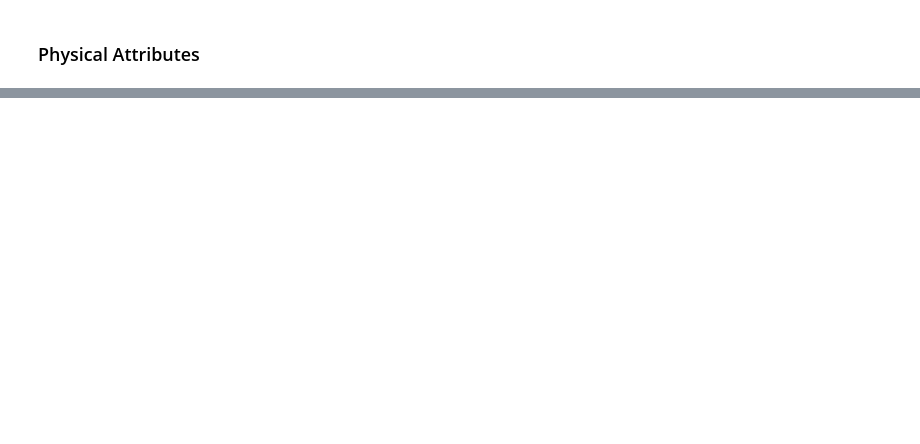
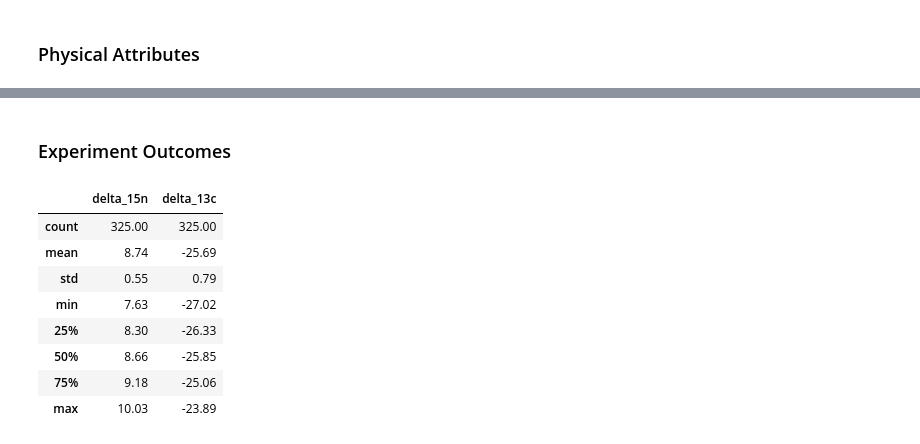
Before and after one commit to h4ck4l1/datasets, a Jupyter notebook: penguin/penguin.ipynb, the cells around one changed output, grey strips where cells are left out. Saved outputs shown, nothing was run; the diff lists cells and outputs as text; code cells hidden in the pictures; blank space fills up the shorter version.

```diff
--- a/penguin/penguin.ipynb
+++ b/penguin/penguin.ipynb
@@ -192,3 +195,18 @@ fig.update_layout(showlegend=False,height=1000,width=1800,title=dict(text="Physi
 fig.show()
 # %% [output]
 [interactive output not drawn]
+# %% [markdown]
+### Experiment Outcomes
+# %%
+cols = ['delta_15n','delta_13c']
+temp_na[cols].describe()
+# %% [output]
+|  | delta_15n | delta_13c |
+| count | 325.00 | 325.00 |
+| mean | 8.74 | -25.69 |
+| std | 0.55 | 0.79 |
+| min | 7.63 | -27.02 |
+| 25% | 8.30 | -26.33 |
+| 50% | 8.66 | -25.85 |
+| 75% | 9.18 | -25.06 |
+| max | 10.03 | -23.89 |
```
Also changed, not shown: parts of 6 cells of this notebook.
